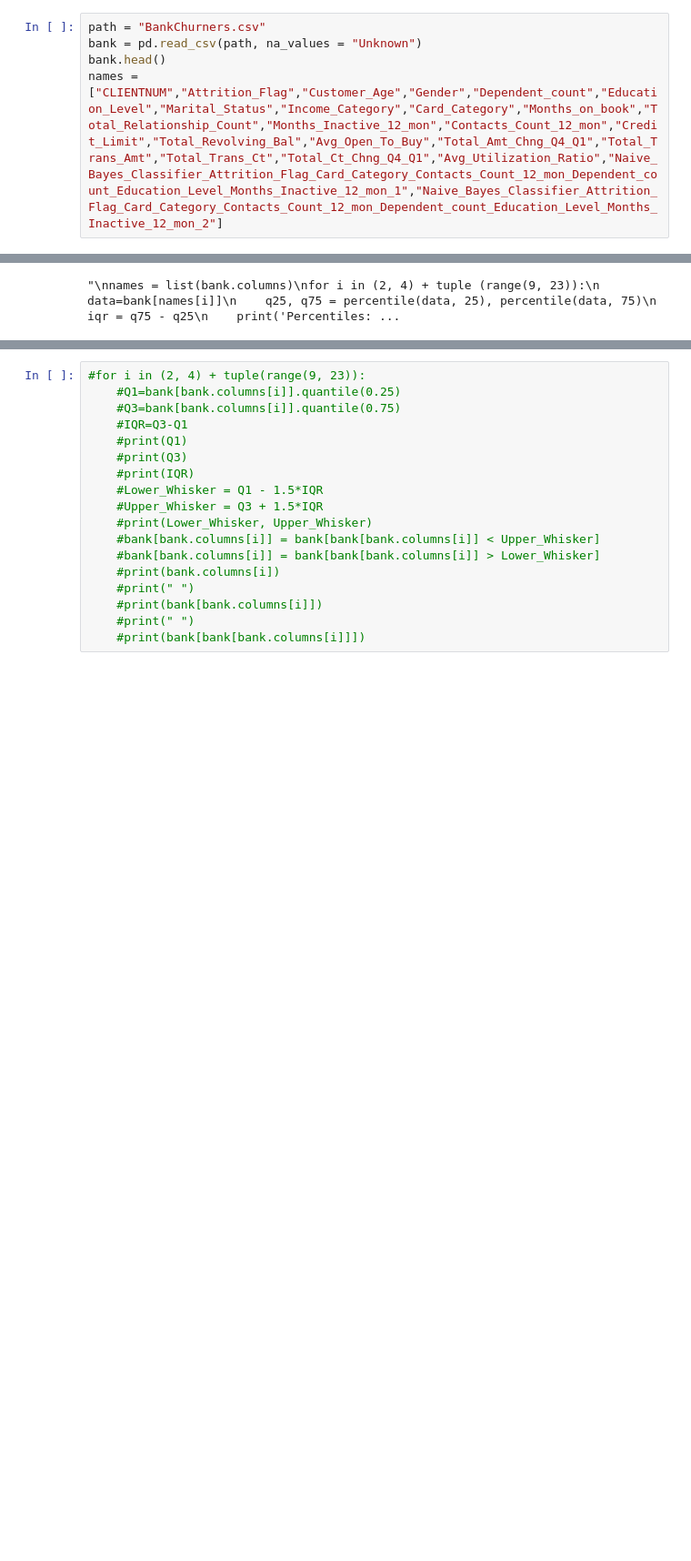
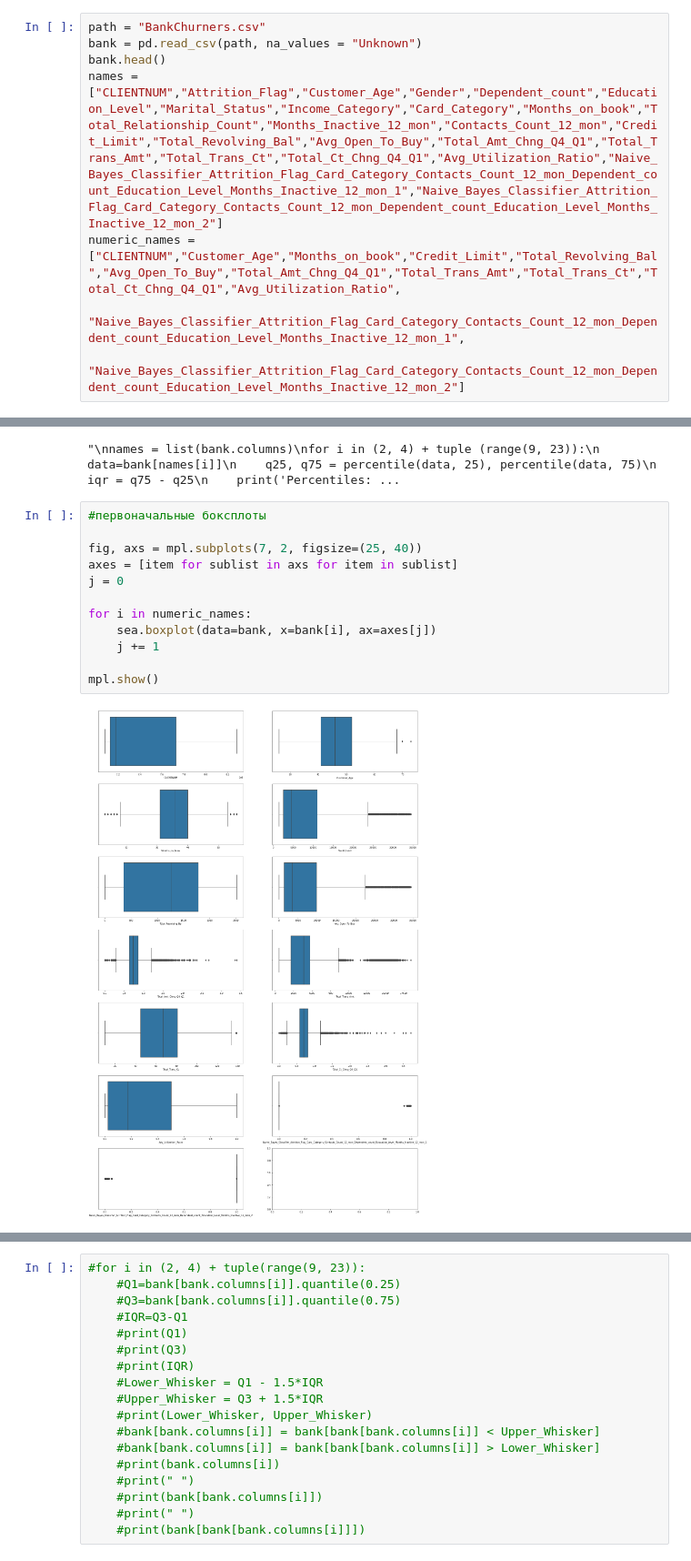
Before and after one commit to rnd4u-org/2021-knu-churn, a Jupyter notebook: PreProcessing2_task.ipynb, the cells around one changed output, grey strips where cells are left out. Shown at 91% size. Cells and saved outputs as stored; diff of their text form; blank space fills up the shorter version.

```diff
--- a/PreProcessing2_task.ipynb
+++ b/PreProcessing2_task.ipynb
@@ -14,6 +15,9 @@ path = "BankChurners.csv"
 bank = pd.read_csv(path, na_values = "Unknown")
 bank.head()
 names = ["CLIENTNUM","Attrition_Flag","Customer_Age","Gender","Dependent_count","Education_Level","Marital_Status","Income_Category","Card_Category","Months_on_book","Total_Relationship_Count","Months_Inactive_12_mon","Contacts_Count_12_mon","Credit_Limit","Total_Revolving_Bal","Avg_Open_To_Buy","Total_Amt_Chng_Q4_Q1","Total_Trans_Amt","Total_Trans_Ct","Total_Ct_Chng_Q4_Q1","Avg_Utilization_Ratio","Naive_Bayes_Classifier_Attrition_Flag_Card_Category_Contacts_Count_12_mon_Dependent_count_Education_Level_Months_Inactive_12_mon_1","Naive_Bayes_Classifier_Attrition_Flag_Card_Category_Contacts_Count_12_mon_Dependent_count_Education_Level_Months_Inactive_12_mon_2"]
+numeric_names = ["CLIENTNUM","Customer_Age","Months_on_book","Credit_Limit","Total_Revolving_Bal","Avg_Open_To_Buy","Total_Amt_Chng_Q4_Q1","Total_Trans_Amt","Total_Trans_Ct","Total_Ct_Chng_Q4_Q1","Avg_Utilization_Ratio",
+                 "Naive_Bayes_Classifier_Attrition_Flag_Card_Category_Contacts_Count_12_mon_Dependent_count_Education_Level_Months_Inactive_12_mon_1",
+                 "Naive_Bayes_Classifier_Attrition_Flag_Card_Category_Contacts_Count_12_mon_Dependent_count_Education_Level_Months_Inactive_12_mon_2"]
 # %%
 fig, ax = mpl.subplots(figsize=(15, 25))
 mpl.suptitle('Scatter of customer credit limit before \n',horizontalalignment="center",fontstyle = "normal", fontsize = 24, fontfamily = "sans-serif")
@@ -262,4 +294,18 @@ print('Non-outlier observations: %d' %len(outliers_removed))
 """
 # %% [output]
 "\nnames = list(bank.columns)\nfor i in (2, 4) + tuple (range(9, 23)):\n    data=bank[names[i]]\n    q25, q75 = percentile(data, 25), percentile(data, 75)\n    iqr = q75 - q25\n    print('Percentiles: ...
+# %%
+#первоначальные боксплоты
+
+fig, axs = mpl.subplots(7, 2, figsize=(25, 40))
+axes = [item for sublist in axs for item in sublist]
+j = 0
+
+for i in numeric_names:
+    sea.boxplot(data=bank, x=bank[i], ax=axes[j])
+    j += 1
+
+mpl.show()
+# %% [output]
+[figure, added]
 # %%
```
Also changed, not shown: parts of 9 cells of this notebook, 1 other file.
